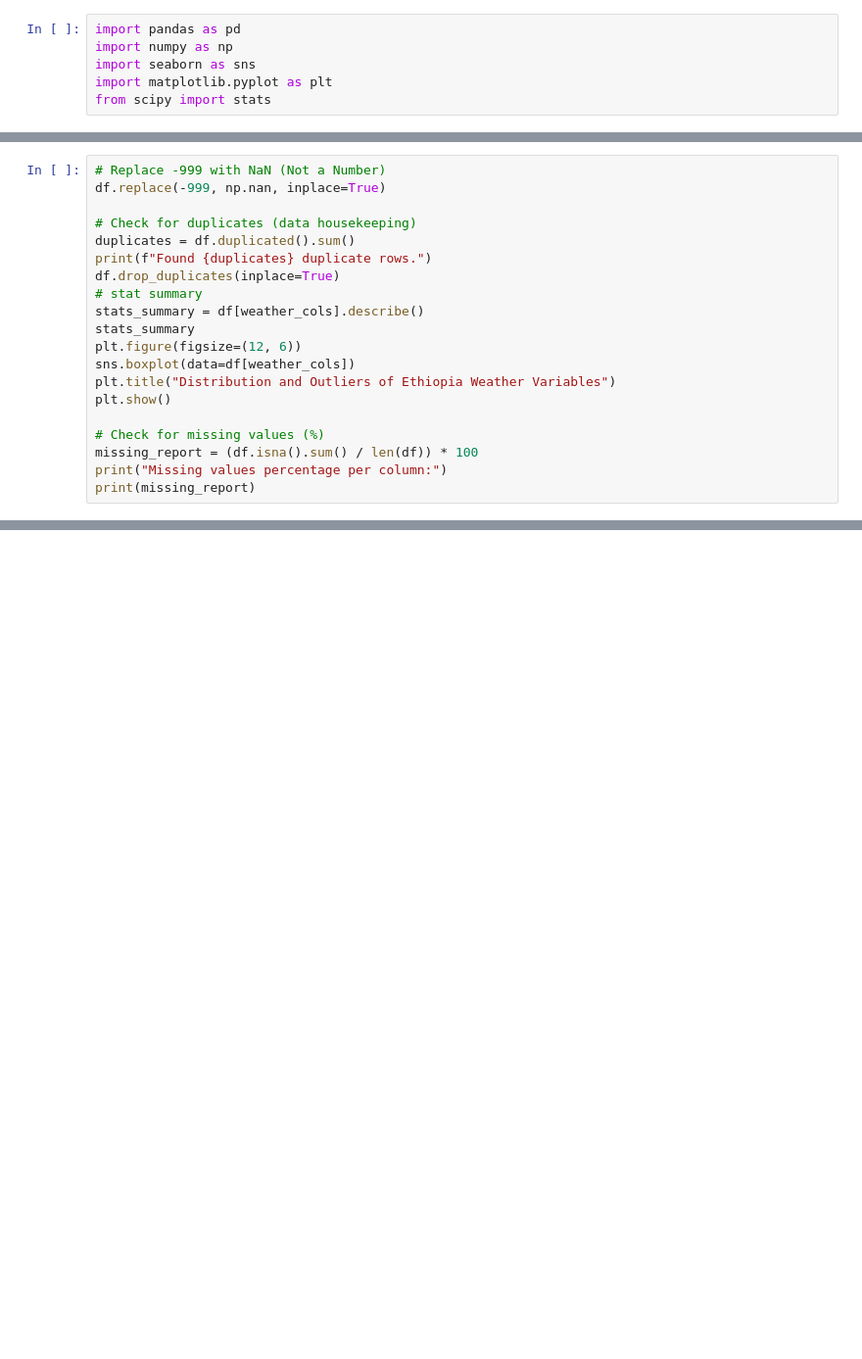
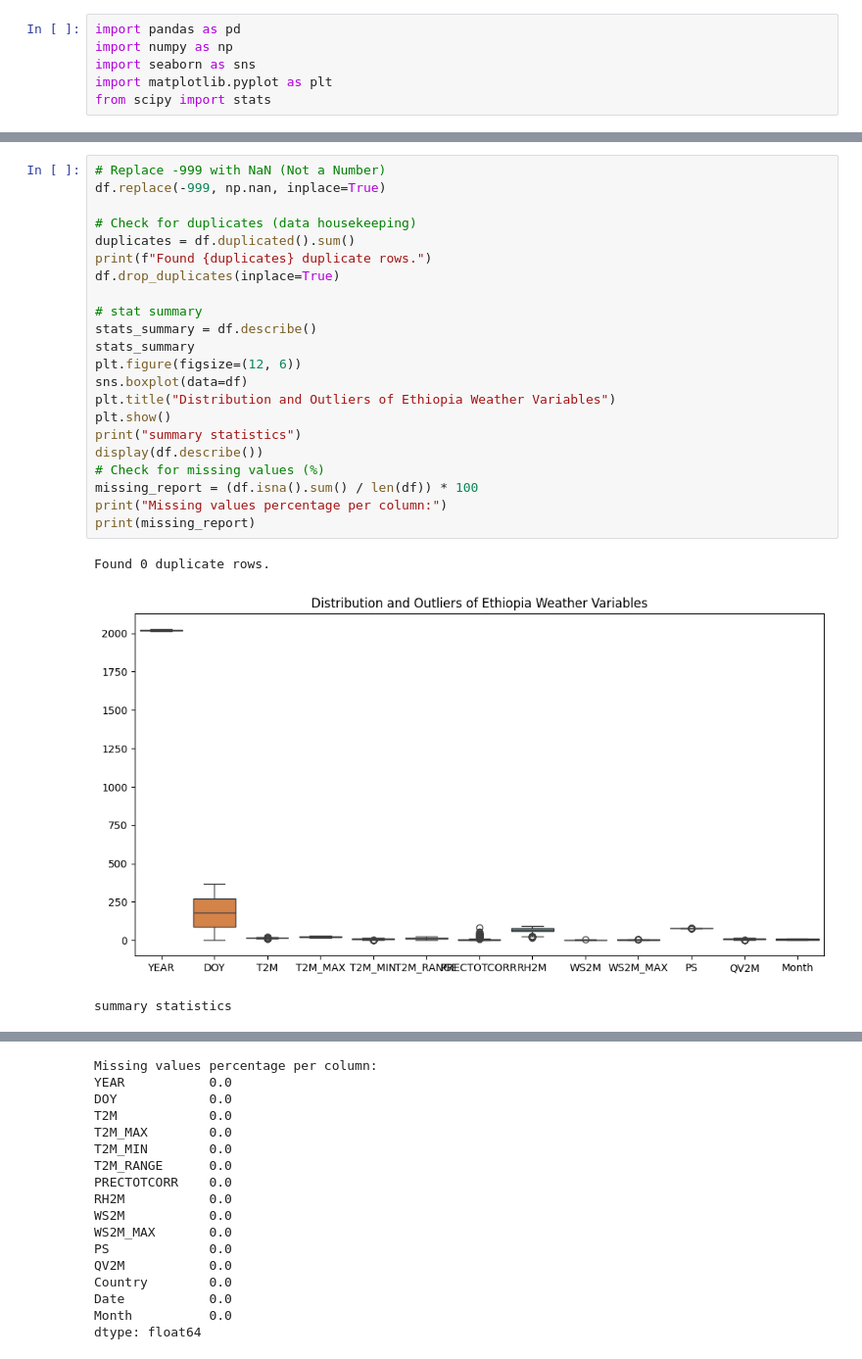
Before and after one commit to Samri2/climate-challenge-week0, a Jupyter notebook: notebooks/ethiopia_eda.ipynb, the cells around one changed output, grey strips where cells are left out. Shown at 98% size. Cells and saved outputs as stored; diff of their text form; blank space fills up the shorter version.

Commit message:
ethiopia statistical profiling and data integrity

```diff
--- a/notebooks/ethiopia_eda.ipynb
+++ b/notebooks/ethiopia_eda.ipynb
@@ -16,20 +30,26 @@ df.head()
 # %%
 # Replace -999 with NaN (Not a Number)
 df.replace(-999, np.nan, inplace=True)
 
 # Check for duplicates (data housekeeping)
 duplicates = df.duplicated().sum()
 print(f"Found {duplicates} duplicate rows.")
 df.drop_duplicates(inplace=True)
+
 # stat summary
-stats_summary = df[weather_cols].describe()
+stats_summary = df.describe()
 stats_summary
 plt.figure(figsize=(12, 6))
-sns.boxplot(data=df[weather_cols])
+sns.boxplot(data=df)
 plt.title("Distribution and Outliers of Ethiopia Weather Variables")
 plt.show()
-
+print("summary statistics")
+display(df.describe())
 # Check for missing values (%)
 missing_report = (df.isna().sum() / len(df)) * 100
 print("Missing values percentage per column:")
 print(missing_report)
+# %% [output]
+Found 0 duplicate rows.
+[figure, added]
+summary statistics
@@ -35,0 +65,17 @@ print(missing_report)
+Missing values percentage per column:
+YEAR           0.0
+DOY            0.0
+T2M            0.0
+T2M_MAX        0.0
+T2M_MIN        0.0
+T2M_RANGE      0.0
+PRECTOTCORR    0.0
+RH2M           0.0
+WS2M           0.0
+WS2M_MAX       0.0
+PS             0.0
+QV2M           0.0
+Country        0.0
+Date           0.0
+Month          0.0
+dtype: float64
```
Also changed, not shown: parts of 13 cells of this notebook.
